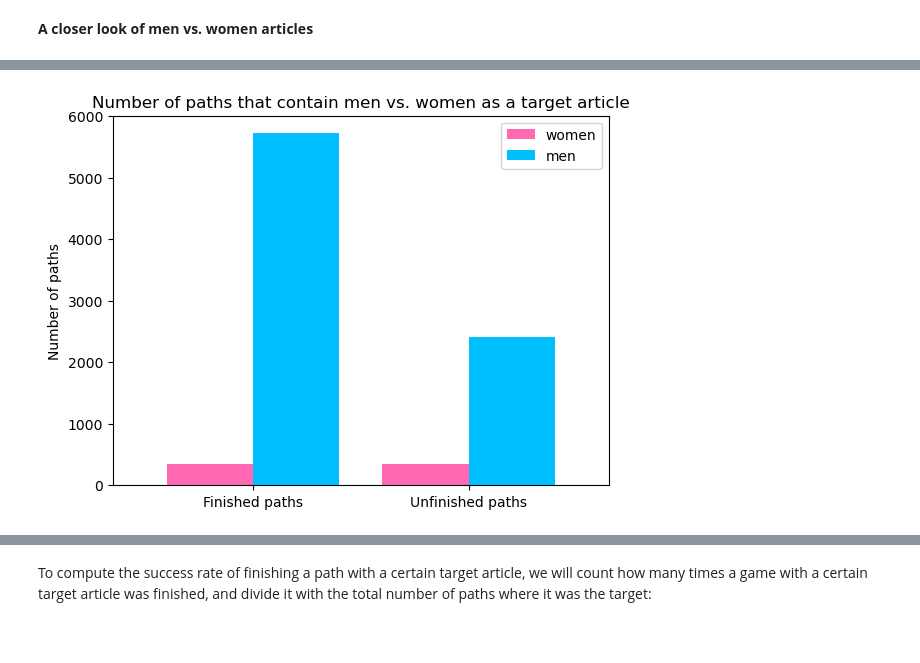
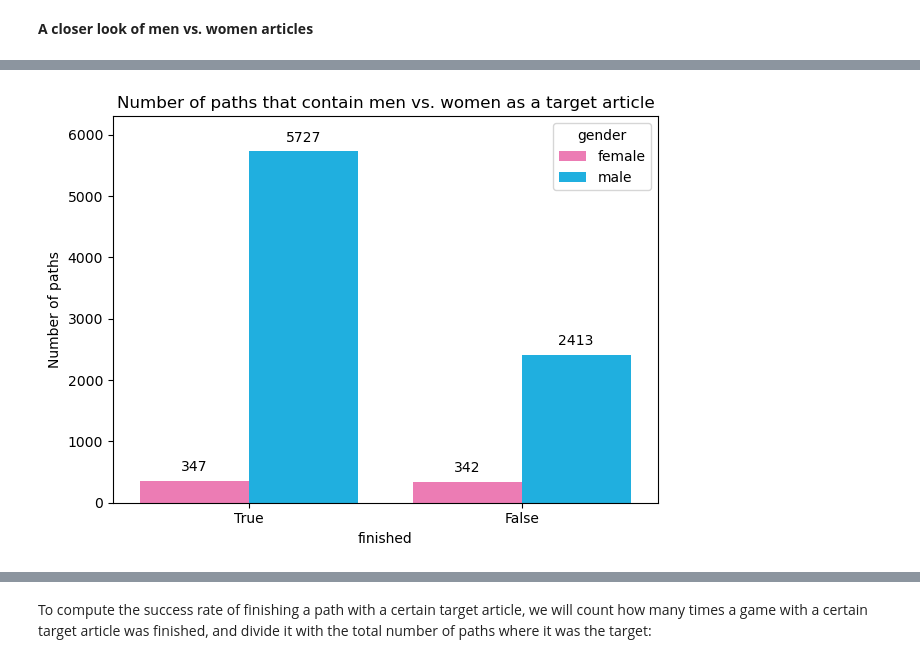
Before and after one commit to epfl-ada/ada-2022-project-metadata, a Jupyter notebook: project.ipynb, the cells around one changed output, grey strips where cells are left out. Cells and saved outputs as stored; diff of their text form; code cells hidden in the pictures; blank space fills up the shorter version.

```diff
--- a/project.ipynb
+++ b/project.ipynb
@@ -200,18 +156,19 @@ def process_path(path):
 # %%
 # expand the finished paths
 path_fin = paths_finished.copy()
-path_fin["source"], path_fin["target"], path_fin["human_path_length"] =  zip(*paths_finished['path'].apply(lambda x: process_path(x)))
+path_fin["source"], path_fin["target"],path_fin["human_path_length"], path_fin["backclicks"] = zip(*paths_finished['path'].apply(lambda x: process_path(x)))
 path_fin["finished"] = True
 
 # expand the unfinished paths
 path_ufin = paths_unfinished.copy()
-path_ufin["source"], path_ufin["failure_article"], path_ufin["human_path_length"] = zip(*paths_unfinished['path'].apply(lambda x: process_path(x)))
+path_ufin["source"], path_ufin["failure_article"], path_ufin["human_path_length"], path_ufin["backclicks"]= zip(*paths_unfinished['path'].apply(lambda x: process_path(x)))
 path_ufin["finished"] = False
 path_ufin['target'] = paths_unfinished["target"]
 
 # construct a new dataframe: path_overview
-path_overview = pd.concat([path_fin, path_ufin])
+path_overview = pd.concat([path_fin, path_ufin], ignore_index=True)
 path_overview = path_overview[["source", "target", "finished", "human_path_length",
-                               "durationInSec", "type", "failure_article"]]
+                               "durationInSec", "type", "failure_article", "rating","backclicks",
+                               "hashedIpAddress", "timestamp"]]
 # %% [markdown]
 **Finding the shortest path length and adding it to `path_overview`:**
@@ -261,0 +198,12 @@ path_overview["test"] = path_overview.apply(lambda x: get_shortest_distance(x["s
+# %%
+def get_shortest_distance(source, target, help_articles):
+    '''
+    Finding the shortest path length between a source and a target
+    :param source: source article
+    :param target: target article
+    :param help_articles: a helper dataframe where article and index are changed
+    :return: shortest_distance_matrix value for source and target article
+    '''
+    source_idx = help_articles.loc[source]
+    target_idx = help_articles.loc[target]
+    return shortest_distance_matrix[source_idx,target_idx][0]
@@ -261,0 +212,7 @@ path_overview["test"] = path_overview.apply(lambda x: get_shortest_distance(x["s
+# %%
+articles["index"] = articles.index
+help_articles = articles.set_index("article")
+
+# shortest path length is added to the path_overview
+path_overview["shortest_path_length"] = path_overview.apply(lambda x: get_shortest_distance(x["source"], x["target"],
+                                                                                            help_articles), axis = 1)
@@ -325,10 +289,13 @@ Number of unfinished paths with a man as a target 2412 (87.58%)
 # %%
-women = [women_finished, women_unfinished]
-men = [men_finished, men_unfinished]
-index = ['Finished paths', 'Unfinished paths']
-compare_mv = pd.DataFrame({'women': women,'men': men}, index=index)
-ax = compare_mv.plot.bar(rot=0, color = ['hotpink','deepskyblue'],
-                         title = "Number of paths that contain men vs. women as a target article",
-                         ylabel = 'Number of paths', width = 0.8)
+ax = sns.countplot( data=people_target_paths, x = "finished", hue="gender",
+                    order = [True,False], hue_order=["female","male"], palette = ['hotpink','deepskyblue'])
+
+ax.set_title('Number of paths that contain men vs. women as a target article')
+ax.set_ylabel("Number of paths")
+ax.margins(y=0.1) # make room for the labels
+for bars in ax.containers:
+    ax.bar_label(bars, padding = 5)
+plt.tight_layout()
+plt.show()
 # %% [output]
-[figure, old version]
+[figure, new version]
```
Also changed, not shown: parts of 53 cells of this notebook, 16 other files.
